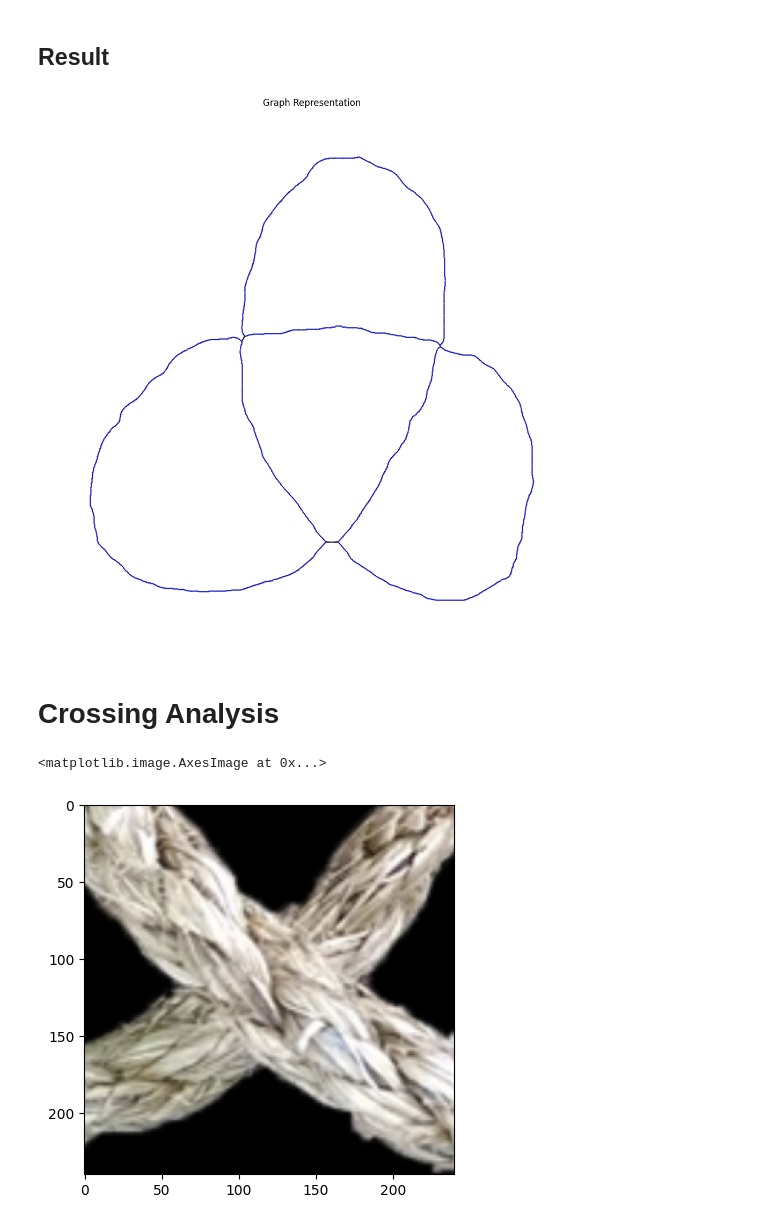
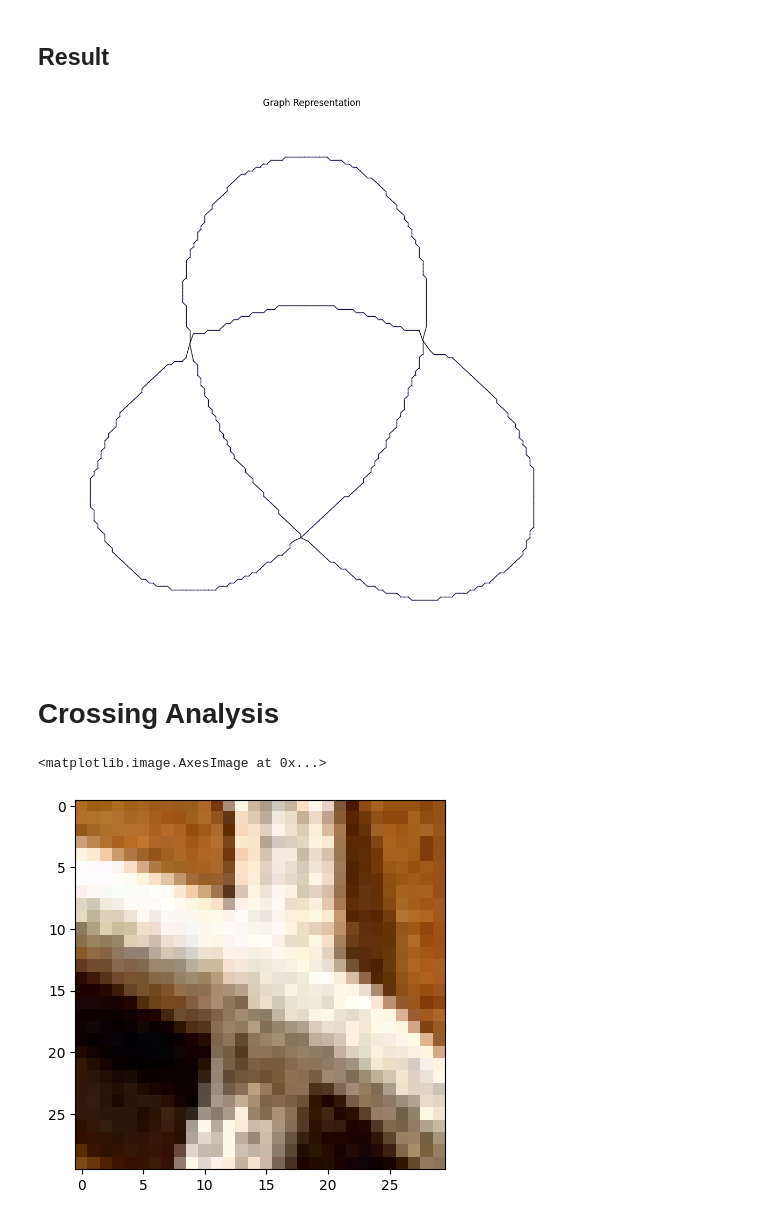
Before and after one commit to PhilJ0ly/knotId, a Jupyter notebook: skeleton_zhang.ipynb, the cells around one changed output. Saved outputs shown, nothing was run; the diff lists cells and outputs as text; code cells hidden in the pictures.

```diff
--- a/skeleton_zhang.ipynb
+++ b/skeleton_zhang.ipynb
@@ -41,7 +41,7 @@ markers[img_gray>150/255]=2
 markers = markers.astype(np.int32)
 
 bw = watershed(elevation_map, markers)-1
-bw = blur(bw, 10, 16)
+# bw = blur(bw, 10, 16)
 plt.imshow(bw)
 # %% [output]
 <matplotlib.image.AxesImage at 0x...>
@@ -383,7 +383,7 @@ remove_unconnected(G, scale*25)
 # %%
 show_graph(G)
 # %% [output]
-[figure, old version]
+[figure, new version]
 # %%
 errors = []
 for node in G.nodes:
@@ -403,10 +403,11 @@ for node in G.nodes:
     if G.degree(node) == 4:
         new_ints.append(node)
 # %%
-c = 8*15
-x,y = new_ints[2]
+c = 15
+x,y = new_ints[1]
 w, h, _ = img_original.shape
-plt.imshow(img_original[max(0,x-c):min(w,x+c),max(0, y-c):min(h, y+c)])
+cross_img = img_original[max(0,x-c):min(w,x+c),max(0, y-c):min(h, y+c)]
+plt.imshow(cross_img)
 # %% [output]
 <matplotlib.image.AxesImage at 0x...>
-[figure, old version]
+[figure, new version]
```
Also changed, not shown: parts of 7 cells of this notebook.
